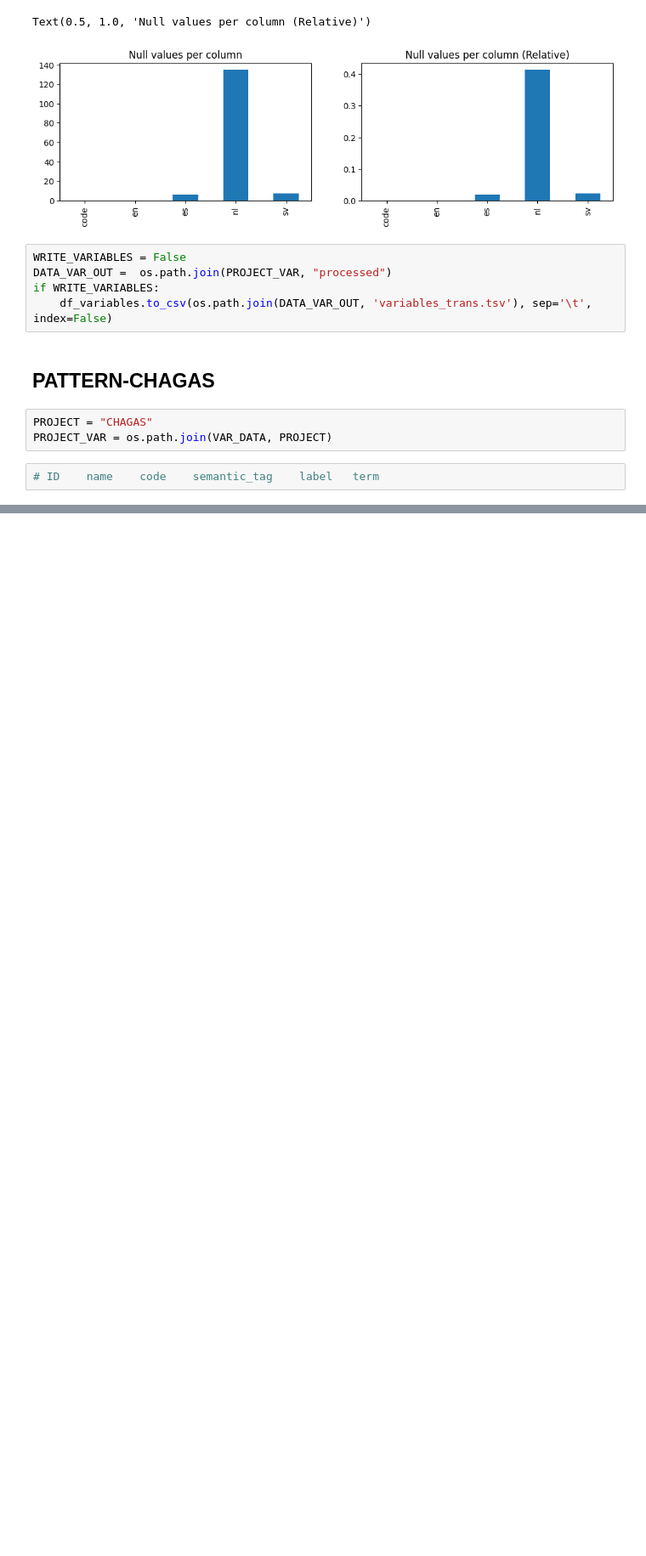
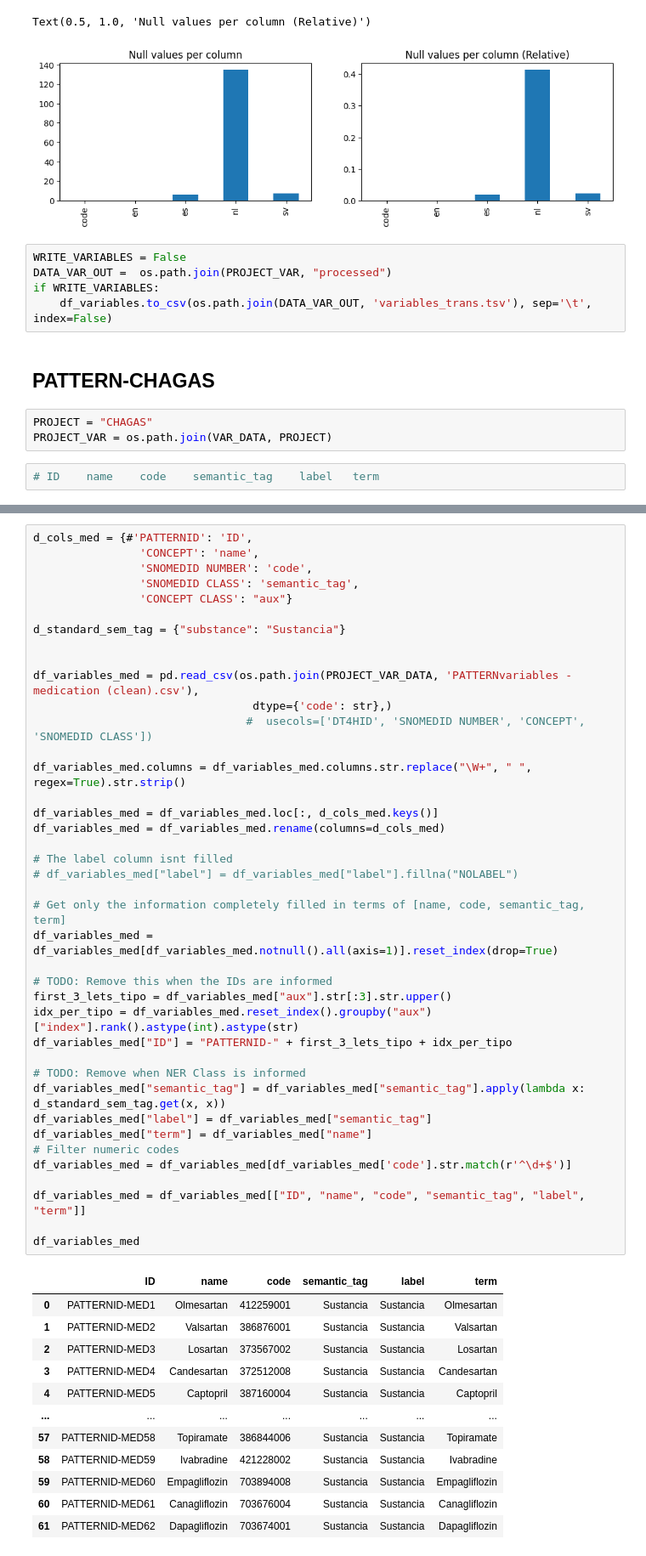
Before and after one commit to nlp4bia-bsc/dt4h-coverage-dash, a Jupyter notebook: notebooks/data-retrieval.ipynb, the cells around one changed output, grey strips where cells are left out. Shown at 85% size. Drawn from its saved outputs; the diff is of its cells as text; blank space fills up the shorter version.

```diff
--- a/notebooks/data-retrieval.ipynb
+++ b/notebooks/data-retrieval.ipynb
@@ -736,0 +766,53 @@ print(df_variables_orig.to_markdown())
+# %%
+d_cols_med = {#'PATTERNID': 'ID',
+                'CONCEPT': 'name',
+                'SNOMEDID NUMBER': 'code',
+                'SNOMEDID CLASS': 'semantic_tag',
+                'CONCEPT CLASS': "aux"}
+
+d_standard_sem_tag = {"substance": "Sustancia"}
+
+
+df_variables_med = pd.read_csv(os.path.join(PROJECT_VAR_DATA, 'PATTERNvariables - medication (clean).csv'),
+                                 dtype={'code': str},)
+                                #  usecols=['DT4HID', 'SNOMEDID NUMBER', 'CONCEPT', 'SNOMEDID CLASS'])
+
+df_variables_med.columns = df_variables_med.columns.str.replace("\W+", " ", regex=True).str.strip()
+
+df_variables_med = df_variables_med.loc[:, d_cols_med.keys()]
+df_variables_med = df_variables_med.rename(columns=d_cols_med)
+
+# The label column isnt filled
+# df_variables_med["label"] = df_variables_med["label"].fillna("NOLABEL")
+
+# Get only the information completely filled in terms of [name, code, semantic_tag, term]
+df_variables_med = df_variables_med[df_variables_med.notnull().all(axis=1)].reset_index(drop=True)
+
+# TODO: Remove this when the IDs are informed
+first_3_lets_tipo = df_variables_med["aux"].str[:3].str.upper()
+idx_per_tipo = df_variables_med.reset_index().groupby("aux")["index"].rank().astype(int).astype(str)
+df_variables_med["ID"] = "PATTERNID-" + first_3_lets_tipo + idx_per_tipo
+
+# TODO: Remove when NER Class is informed
+df_variables_med["semantic_tag"] = df_variables_med["semantic_tag"].apply(lambda x: d_standard_sem_tag.get(x, x))
+df_variables_med["label"] = df_variables_med["semantic_tag"]
+df_variables_med["term"] = df_variables_med["name"]
+# Filter numeric codes
+df_variables_med = df_variables_med[df_variables_med['code'].str.match(r'^\d+$')]
+
+df_variables_med = df_variables_med[["ID", "name", "code", "semantic_tag", "label", "term"]]
+
+df_variables_med
+# %% [output]
+|  | ID | name | code | semantic_tag | label | term |
+| 0 | PATTERNID-MED1 | Olmesartan | 412259001 | Sustancia | Sustancia | Olmesartan |
+| 1 | PATTERNID-MED2 | Valsartan | 386876001 | Sustancia | Sustancia | Valsartan |
+| 2 | PATTERNID-MED3 | Losartan | 373567002 | Sustancia | Sustancia | Losartan |
+| 3 | PATTERNID-MED4 | Candesartan | 372512008 | Sustancia | Sustancia | Candesartan |
+| 4 | PATTERNID-MED5 | Captopril | 387160004 | Sustancia | Sustancia | Captopril |
+| ... | ... | ... | ... | ... | ... | ... |
+| 57 | PATTERNID-MED58 | Topiramate | 386844006 | Sustancia | Sustancia | Topiramate |
+| 58 | PATTERNID-MED59 | Ivabradine | 421228002 | Sustancia | Sustancia | Ivabradine |
+| 59 | PATTERNID-MED60 | Empagliflozin | 703894008 | Sustancia | Sustancia | Empagliflozin |
+| 60 | PATTERNID-MED61 | Canagliflozin | 703676004 | Sustancia | Sustancia | Canagliflozin |
+| 61 | PATTERNID-MED62 | Dapagliflozin | 703674001 | Sustancia | Sustancia | Dapagliflozin |
```
Also changed, not shown: parts of 8 cells of this notebook, 3 other files.
